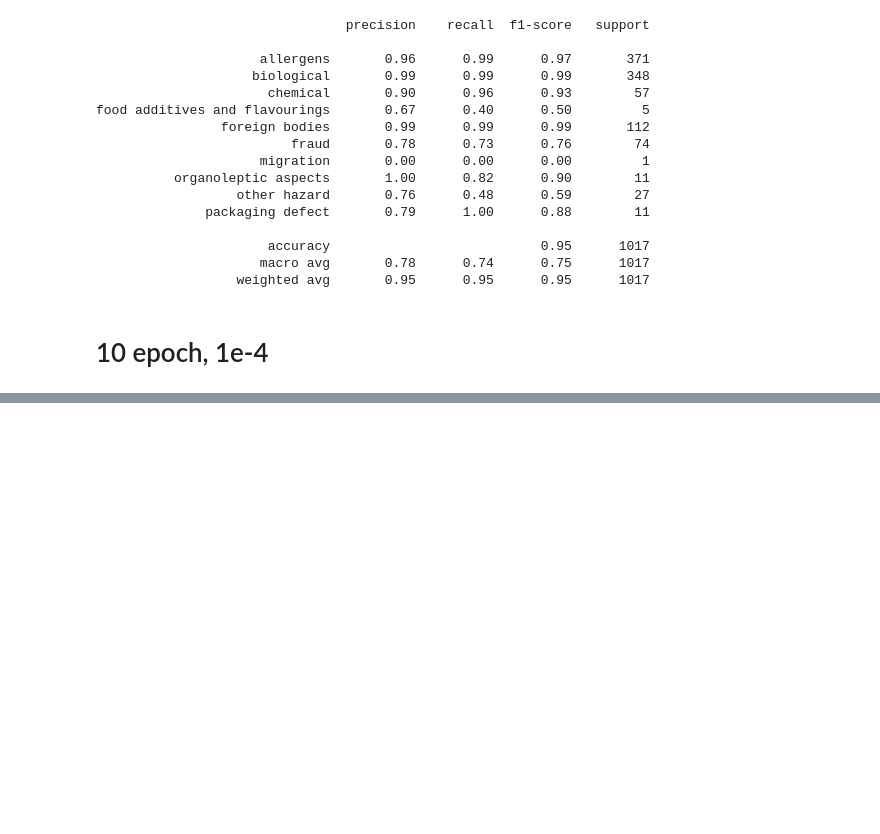
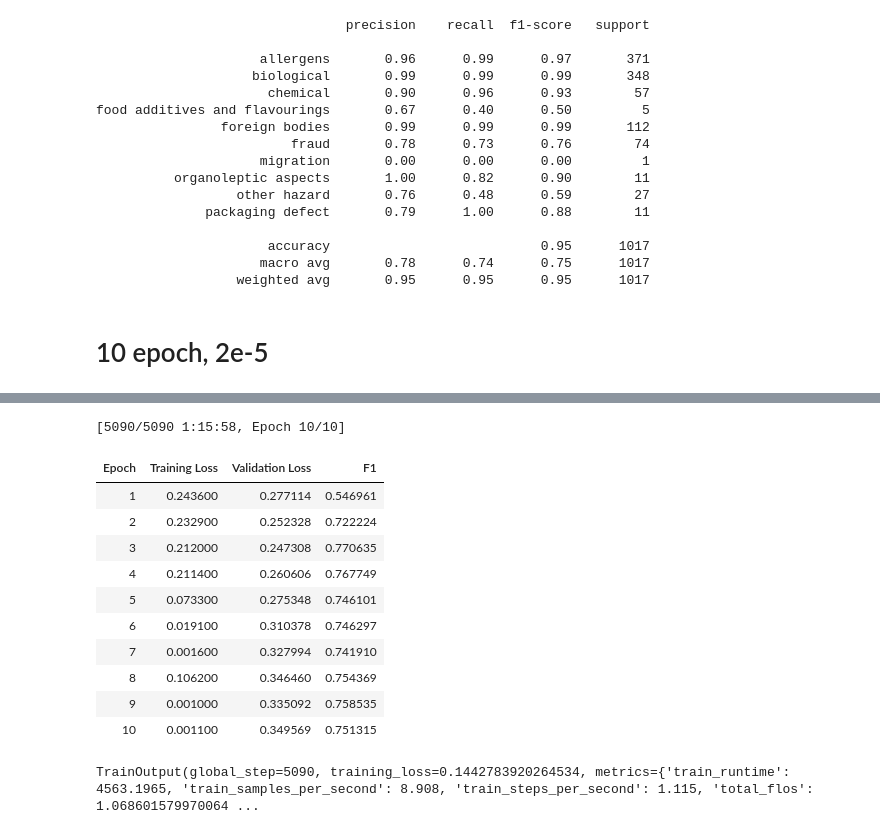
Before and after one commit to SushovitNanda/SemEval-Food-Hazards, a Jupyter notebook: Roberta.ipynb, the cells around one changed output, grey strips where cells are left out. Drawn from its saved outputs; the diff is of its cells as text; code cells hidden in the pictures; blank space fills up the shorter version.

```diff
--- a/Roberta.ipynb
+++ b/Roberta.ipynb
@@ -377,7 +377,7 @@ food additives and flavourings       0.67      0.40      0.50         5
                      macro avg       0.78      0.74      0.75      1017
                   weighted avg       0.95      0.95      0.95      1017
 # %% [markdown]
-# 10 epoch, 1e-4
+# 10 epoch, 2e-5
 # %%
 # Load the F1 metric and specify macro averaging
 f1_metric = evaluate.load("f1")
@@ -395,7 +395,7 @@ training_args = TrainingArguments(
     output_dir="./results",
     evaluation_strategy="epoch",
     save_strategy="epoch",
-    learning_rate=1e-4,
+    learning_rate=2e-5,
     per_device_train_batch_size=8,
     per_device_eval_batch_size=8,
     num_train_epochs=10,
@@ -419,3 +419,4 @@ trainer = Trainer(
 
 # Train the model
 trainer.train()
+# %% [output]
@@ -422,3 +424,16 @@ trainer.train()
+[5090/5090 1:15:58, Epoch 10/10]
+| Epoch | Training Loss | Validation Loss | F1 |
+| 1 | 0.243600 | 0.277114 | 0.546961 |
+| 2 | 0.232900 | 0.252328 | 0.722224 |
+| 3 | 0.212000 | 0.247308 | 0.770635 |
+| 4 | 0.211400 | 0.260606 | 0.767749 |
+| 5 | 0.073300 | 0.275348 | 0.746101 |
+| 6 | 0.019100 | 0.310378 | 0.746297 |
+| 7 | 0.001600 | 0.327994 | 0.741910 |
+| 8 | 0.106200 | 0.346460 | 0.754369 |
+| 9 | 0.001000 | 0.335092 | 0.758535 |
+| 10 | 0.001100 | 0.349569 | 0.751315 |
+TrainOutput(global_step=5090, training_loss=0.1442783920264534, metrics={'train_runtime': 4563.1965, 'train_samples_per_second': 8.908, 'train_steps_per_second': 1.115, 'total_flos': 1.068601579970064 ...
 # %%
 # Evaluate the model
 predictions = trainer.predict(test_dataset)
```
Also changed, not shown: parts of 2 cells of this notebook.
